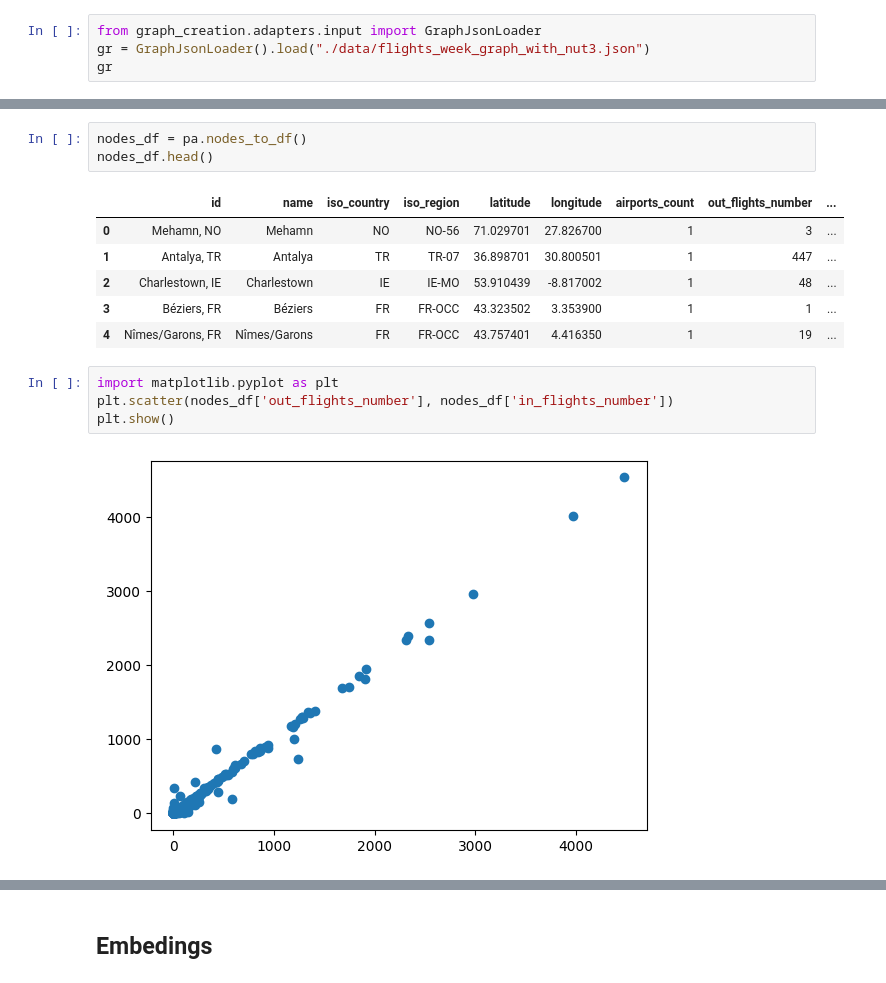
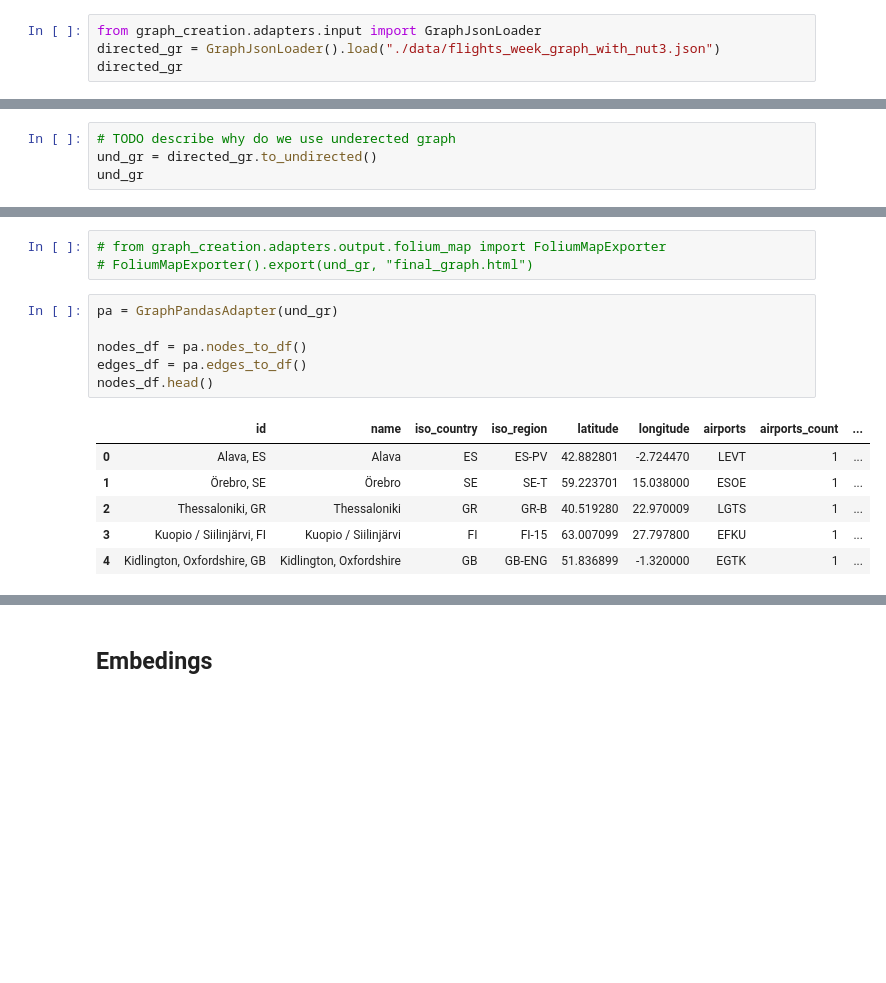
Before and after one commit to sblenlkj/eu_flights, a Jupyter notebook: eu_flights_graph.ipynb, the cells around one changed output, grey strips where cells are left out. Drawn from its saved outputs; the diff is of its cells as text; blank space fills up the shorter version.

Commit message:
undirected graph

```diff
--- a/eu_flights_graph.ipynb
+++ b/eu_flights_graph.ipynb
@@ -7,6 +7,6 @@ The graph is collected and stored as:
 It is easier to open from json file, operate on domain Graph model and use adapters to convert to other models/formats. For example, you can convert to pandas data frame with GraphPandasAdapter
 # %%
 from graph_creation.adapters.input import GraphJsonLoader
-gr = GraphJsonLoader().load("./data/flights_week_graph_with_nut3.json")
-gr
+directed_gr = GraphJsonLoader().load("./data/flights_week_graph_with_nut3.json")
+directed_gr
 # %% [output]
@@ -16,0 +31,4 @@ pa = GraphPandasAdapter(gr)
+# %%
+# TODO describe why do we use underected graph
+und_gr = directed_gr.to_undirected()
+und_gr
@@ -17,16 +37,16 @@ pa = GraphPandasAdapter(gr)
+# %%
+# from graph_creation.adapters.output.folium_map import FoliumMapExporter
+# FoliumMapExporter().export(und_gr, "final_graph.html")
 # %%
+pa = GraphPandasAdapter(und_gr)
+
 nodes_df = pa.nodes_to_df()
+edges_df = pa.edges_to_df()
 nodes_df.head()
 # %% [output]
-|  | id | name | iso_country | iso_region | latitude | longitude | airports_count | out_flights_number | ... |
-| 0 | Mehamn, NO | Mehamn | NO | NO-56 | 71.029701 | 27.826700 | 1 | 3 | ... |
-| 1 | Antalya, TR | Antalya | TR | TR-07 | 36.898701 | 30.800501 | 1 | 447 | ... |
-| 2 | Charlestown, IE | Charlestown | IE | IE-MO | 53.910439 | -8.817002 | 1 | 48 | ... |
-| 3 | Béziers, FR | Béziers | FR | FR-OCC | 43.323502 | 3.353900 | 1 | 1 | ... |
-| 4 | Nîmes/Garons, FR | Nîmes/Garons | FR | FR-OCC | 43.757401 | 4.416350 | 1 | 19 | ... |
+|  | id | name | iso_country | iso_region | latitude | longitude | airports | airports_count | ... |
+| 0 | Alava, ES | Alava | ES | ES-PV | 42.882801 | -2.724470 | LEVT | 1 | ... |
+| 1 | Örebro, SE | Örebro | SE | SE-T | 59.223701 | 15.038000 | ESOE | 1 | ... |
+| 2 | Thessaloniki, GR | Thessaloniki | GR | GR-B | 40.519280 | 22.970009 | LGTS | 1 | ... |
+| 3 | Kuopio / Siilinjärvi, FI | Kuopio / Siilinjärvi | FI | FI-15 | 63.007099 | 27.797800 | EFKU | 1 | ... |
+| 4 | Kidlington, Oxfordshire, GB | Kidlington, Oxfordshire | GB | GB-ENG | 51.836899 | -1.320000 | EGTK | 1 | ... |
-# %%
-import matplotlib.pyplot as plt
-plt.scatter(nodes_df['out_flights_number'], nodes_df['in_flights_number'])
-plt.show()
-# %% [output]
-[figure, removed]
```
Also changed, not shown: parts of 18 cells of this notebook, 30 other files.
